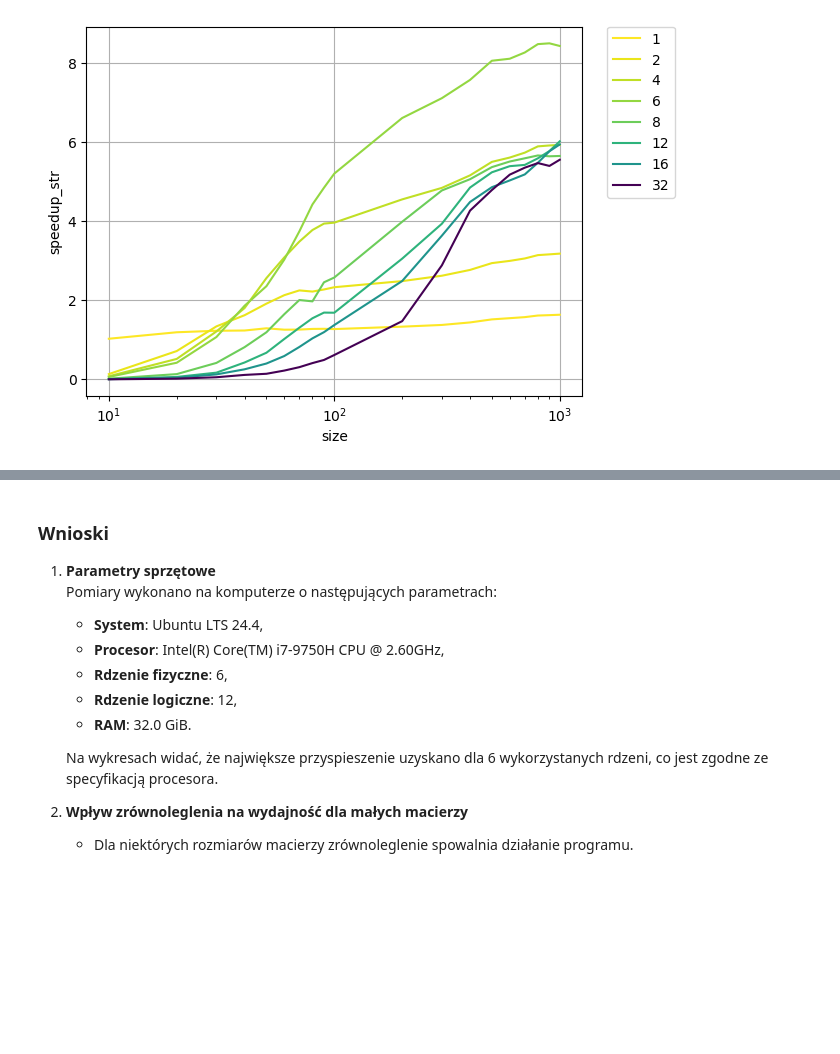
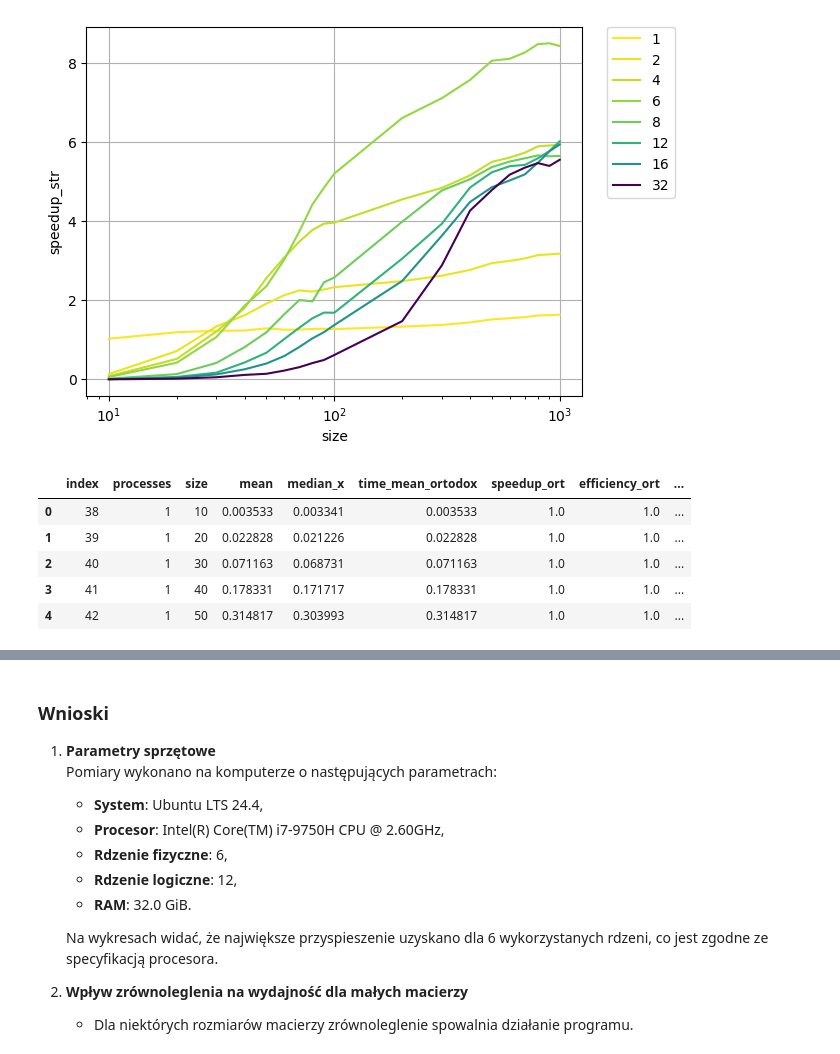
Before and after one commit to qert6g35/OWW, a Jupyter notebook: plots.ipynb, the cells around one changed output, grey strips where cells are left out. Cells and saved outputs as stored; diff of their text form; code cells hidden in the pictures; blank space fills up the shorter version.

```diff
--- a/plots.ipynb
+++ b/plots.ipynb
@@ -178,3 +184,23 @@ plt.legend(bbox_to_anchor=(1.05,1), loc=2, borderaxespad=0.)
 # %% [output]
 <matplotlib.legend.Legend at 0x...>
 [figure]
+# %%
+grouped3 = grouped[grouped["processes"]>0].reset_index()
+grouped2 = df2.groupby(['processes','size'])['time'].agg(['mean', 'median']).reset_index()
+
+time_mean_communication = grouped2.rename(columns={'mean': 'time_mean_communication'})
+
+grouped3 = grouped3.merge(time_mean_communication, on=['processes','size'],how='right')
+
+# grouped['speedup_ort'] = grouped['time_mean_ortodox'] / grouped['mean']
+
+grouped3['communication_ratio'] = grouped3['time_mean_communication'] / grouped3['mean']
+
+grouped3.head()
+# %% [output]
+|  | index | processes | size | mean | median_x | time_mean_ortodox | speedup_ort | efficiency_ort | ... |
+| 0 | 38 | 1 | 10 | 0.003533 | 0.003341 | 0.003533 | 1.0 | 1.0 | ... |
+| 1 | 39 | 1 | 20 | 0.022828 | 0.021226 | 0.022828 | 1.0 | 1.0 | ... |
+| 2 | 40 | 1 | 30 | 0.071163 | 0.068731 | 0.071163 | 1.0 | 1.0 | ... |
+| 3 | 41 | 1 | 40 | 0.178331 | 0.171717 | 0.178331 | 1.0 | 1.0 | ... |
+| 4 | 42 | 1 | 50 | 0.314817 | 0.303993 | 0.314817 | 1.0 | 1.0 | ... |
```
Also changed, not shown: parts of 3 cells of this notebook.
